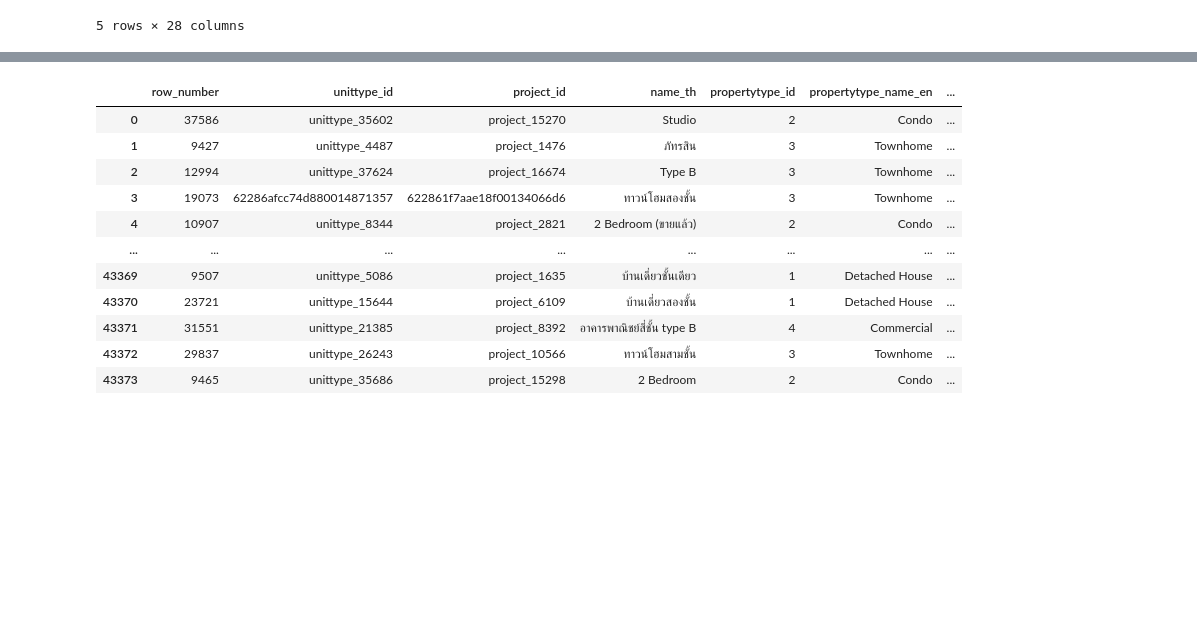
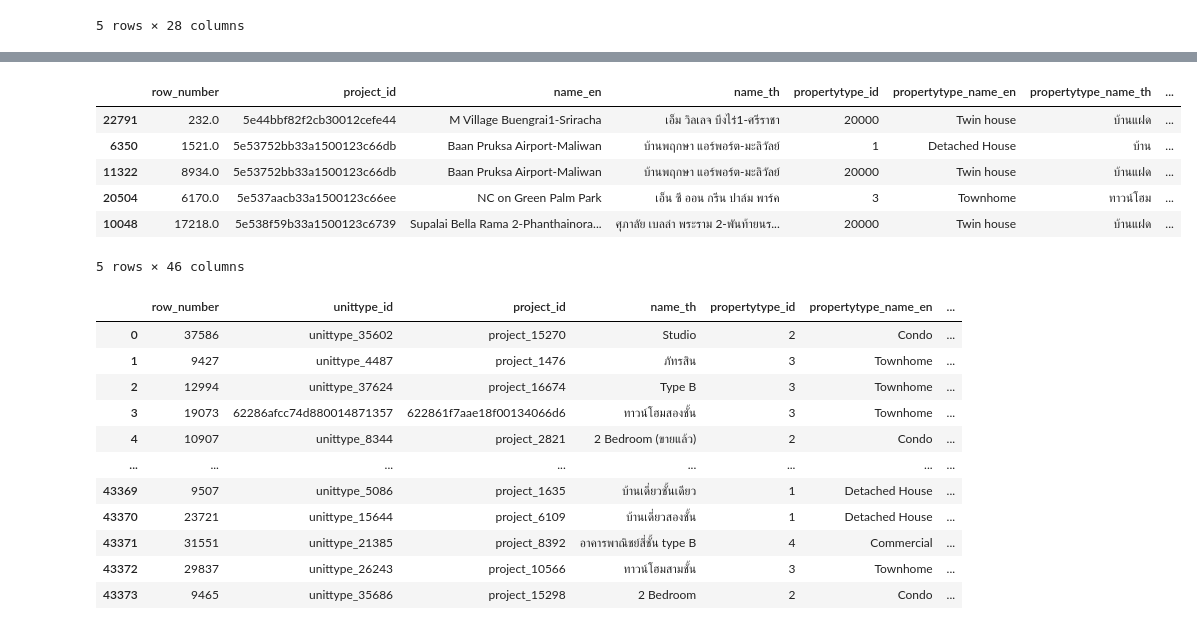
Before and after one commit to Tawanss/BSC_DPDM2023, a Jupyter notebook: Data_Preprocessing.ipynb, the cells around one changed output, grey strips where cells are left out. Saved outputs shown, nothing was run; the diff lists cells and outputs as text; code cells hidden in the pictures; blank space fills up the shorter version.

```diff
--- a/Data_Preprocessing.ipynb
+++ b/Data_Preprocessing.ipynb
@@ -554 +561,11 @@ unit_df.head()
+# %%
+project_df[project_df.duplicated(subset='project_id')].sort_values('project_id').head()
+# %% [output]
+|  | row_number | project_id | name_en | name_th | propertytype_id | propertytype_name_en | propertytype_name_th | ... |
+| 22791 | 232.0 | 5e44bbf82f2cb30012cefe44 | M Village Buengrai1-Sriracha | เอ็ม วิลเลจ บึงไร่1-ศรีราชา | 20000 | Twin house | บ้านแฝด | ... |
+| 6350 | 1521.0 | 5e53752bb33a1500123c66db | Baan Pruksa Airport-Maliwan | บ้านพฤกษา แอร์พอร์ต-มะลิวัลย์ | 1 | Detached House | บ้าน | ... |
+| 11322 | 8934.0 | 5e53752bb33a1500123c66db | Baan Pruksa Airport-Maliwan | บ้านพฤกษา แอร์พอร์ต-มะลิวัลย์ | 20000 | Twin house | บ้านแฝด | ... |
+| 20504 | 6170.0 | 5e537aacb33a1500123c66ee | NC on Green Palm Park | เอ็น ซี ออน กรีน ปาล์ม พาร์ค | 3 | Townhome | ทาวน์โฮม | ... |
+| 10048 | 17218.0 | 5e538f59b33a1500123c6739 | Supalai Bella Rama 2-Phanthainora... | ศุภาลัย เบลล่า พระราม 2-พันท้ายนร... | 20000 | Twin house | บ้านแฝด | ... |
+5 rows × 46 columns
 # %%
```
Also changed, not shown: parts of 5 cells of this notebook.
